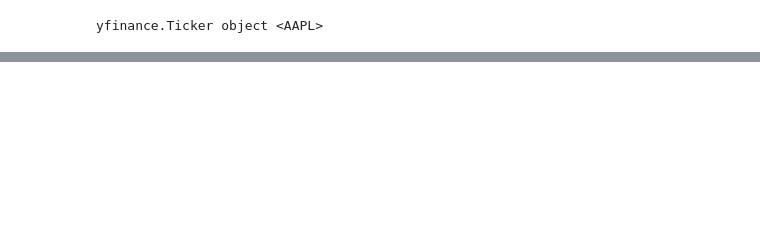
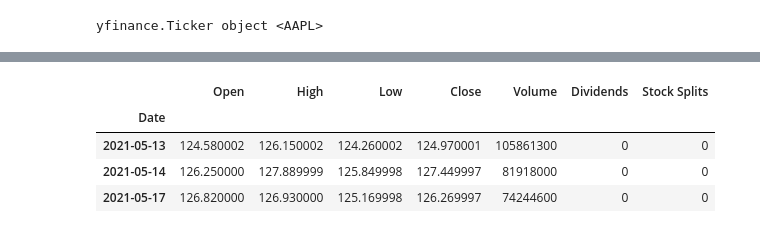
Before and after one commit to kakky1380/youtube-streamlit, a Jupyter notebook: kabu.ipynb, the cells around one changed output, grey strips where cells are left out. Cells and saved outputs as stored; diff of their text form; code cells hidden in the pictures; blank space fills up the shorter version.

```diff
--- a/kabu.ipynb
+++ b/kabu.ipynb
@@ -80,0 +53,8 @@ pd.concat([hist, hist_msft], axis=1).head()
+# %%
+hist.head(3)
+# %% [output]
+|  | Open | High | Low | Close | Volume | Dividends | Stock Splits |
+| Date |  |  |  |  |  |  |  |
+| 2021-05-13 | 124.580002 | 126.150002 | 124.260002 | 124.970001 | 105861300 | 0 | 0 |
+| 2021-05-14 | 126.250000 | 127.889999 | 125.849998 | 127.449997 | 81918000 | 0 | 0 |
+| 2021-05-17 | 126.820000 | 126.930000 | 125.169998 | 126.269997 | 74244600 | 0 | 0 |
```
Also changed, not shown: parts of 11 cells of this notebook.
